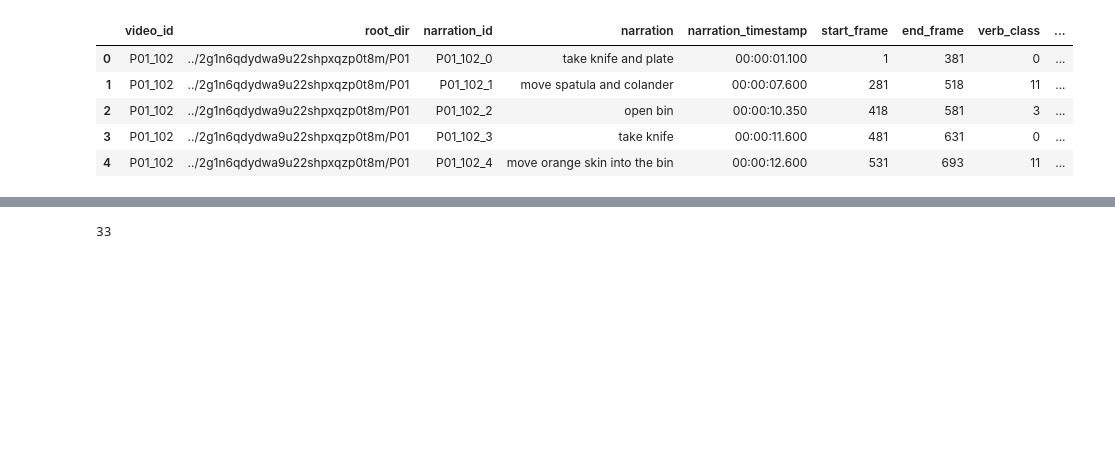
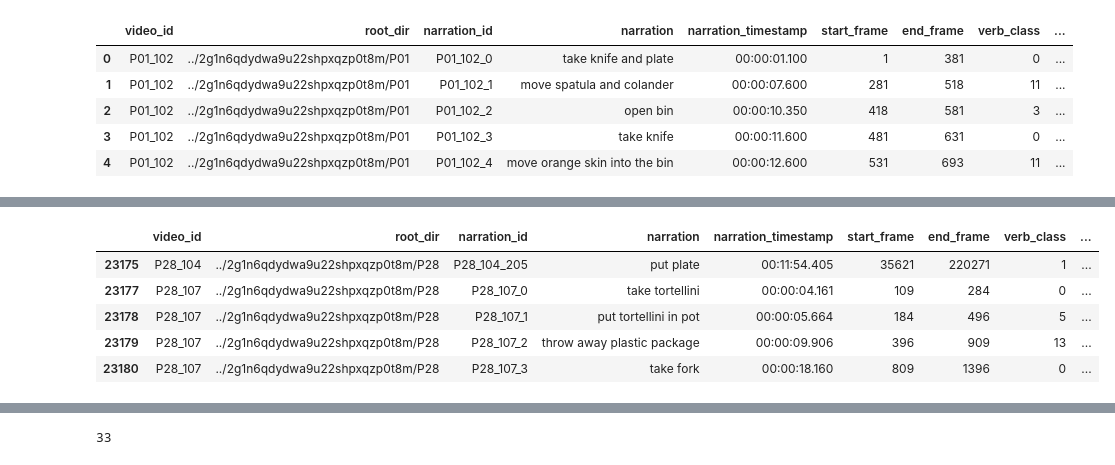
Before and after one commit to BarunKGP/HAAR, a Jupyter notebook: src/scratch/feature_extraction.ipynb, the cells around one changed output, grey strips where cells are left out. Cells and saved outputs as stored; diff of their text form; code cells hidden in the pictures; blank space fills up the shorter version.

```diff
--- a/src/scratch/feature_extraction.ipynb
+++ b/src/scratch/feature_extraction.ipynb
@@ -79,3 +95,12 @@ df.head()
+# %%
+df.iloc[23175:23180]
+# %% [output]
+|  | video_id | root_dir | narration_id | narration | narration_timestamp | start_frame | end_frame | verb_class | ... |
+| 23175 | P28_104 | ../2g1n6qdydwa9u22shpxqzp0t8m/P28 | P28_104_205 | put plate | 00:11:54.405 | 35621 | 220271 | 1 | ... |
+| 23177 | P28_107 | ../2g1n6qdydwa9u22shpxqzp0t8m/P28 | P28_107_0 | take tortellini | 00:00:04.161 | 109 | 284 | 0 | ... |
+| 23178 | P28_107 | ../2g1n6qdydwa9u22shpxqzp0t8m/P28 | P28_107_1 | put tortellini in pot | 00:00:05.664 | 184 | 496 | 5 | ... |
+| 23179 | P28_107 | ../2g1n6qdydwa9u22shpxqzp0t8m/P28 | P28_107_2 | throw away plastic package | 00:00:09.906 | 396 | 909 | 13 | ... |
+| 23180 | P28_107 | ../2g1n6qdydwa9u22shpxqzp0t8m/P28 | P28_107_3 | take fork | 00:00:18.160 | 809 | 1396 | 0 | ... |
 # %%
 df[(df['video_id'] == 'P02_132') &
    (df['narration_timestamp'] == '00:01:19.906') &
```
Also changed, not shown: parts of 4 cells of this notebook, 1 other file.
